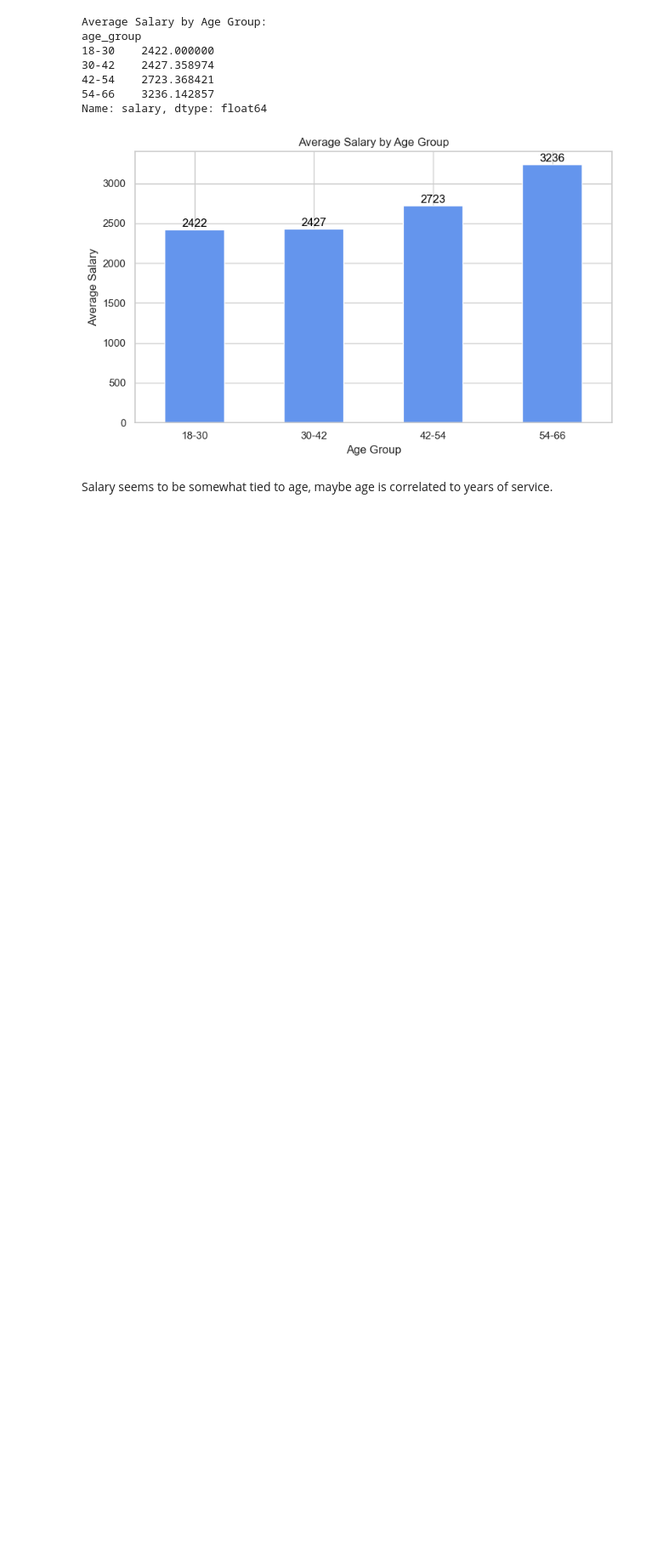
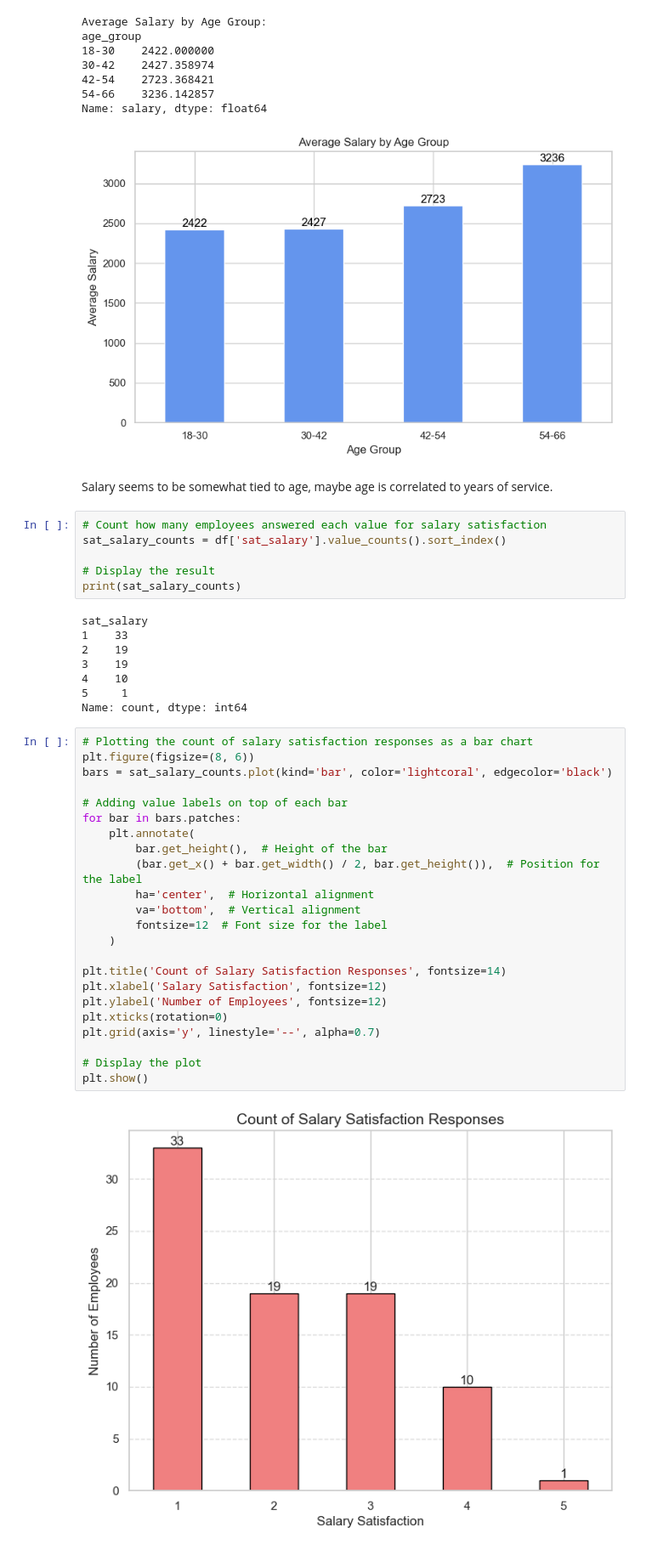
Before and after one commit to jemlau/DataAnalysisProject, a Jupyter notebook: harjoitustyoELLA.ipynb, the cells around one changed output. Shown at 85% size. Cells and saved outputs as stored; diff of their text form; blank space fills up the shorter version.

```diff
--- a/harjoitustyoELLA.ipynb
+++ b/harjoitustyoELLA.ipynb
@@ -268,3 +268,42 @@ Name: salary, dtype: float64
 [figure]
 # %% [markdown]
 Salary seems to be somewhat tied to age, maybe age is correlated to years of service.
+# %%
+# Count how many employees answered each value for salary satisfaction
+sat_salary_counts = df['sat_salary'].value_counts().sort_index()
+
+# Display the result
+print(sat_salary_counts)
+# %% [output]
+sat_salary
+1    33
+2    19
+3    19
+4    10
+5     1
+Name: count, dtype: int64
+# %%
+# Plotting the count of salary satisfaction responses as a bar chart
+plt.figure(figsize=(8, 6))
+bars = sat_salary_counts.plot(kind='bar', color='lightcoral', edgecolor='black')
+
+# Adding value labels on top of each bar
+for bar in bars.patches:
+    plt.annotate(
+        bar.get_height(),  # Height of the bar
+        (bar.get_x() + bar.get_width() / 2, bar.get_height()),  # Position for the label
+        ha='center',  # Horizontal alignment
+        va='bottom',  # Vertical alignment
+        fontsize=12  # Font size for the label
+    )
+
+plt.title('Count of Salary Satisfaction Responses', fontsize=14)
+plt.xlabel('Salary Satisfaction', fontsize=12)
+plt.ylabel('Number of Employees', fontsize=12)
+plt.xticks(rotation=0)
+plt.grid(axis='y', linestyle='--', alpha=0.7)
+
+# Display the plot
+plt.show()
+# %% [output]
+[figure, added]
```
Also changed, not shown: parts of 7 cells of this notebook, 2 other files.
